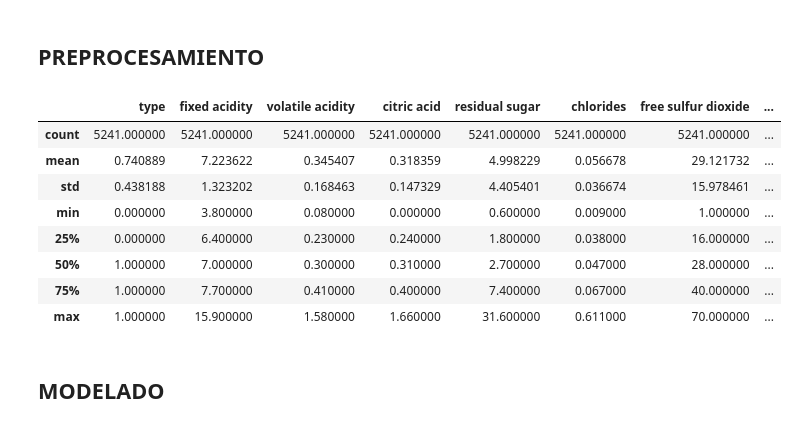
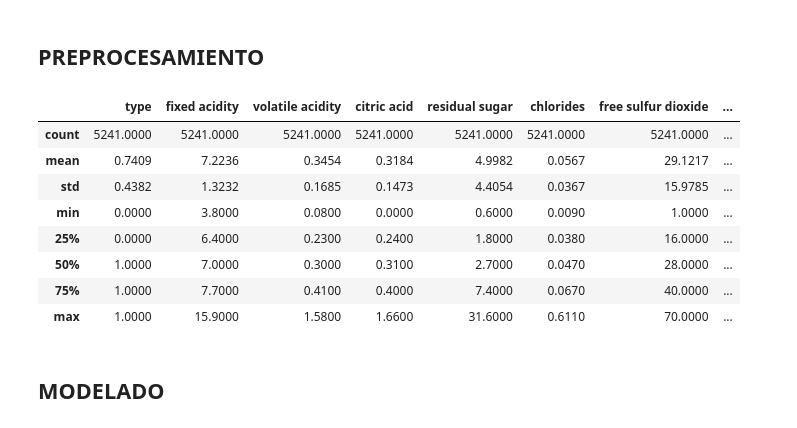
Before and after one commit to eugeinga/CODER-DataScienceI, a Jupyter notebook: ProyectoDS_ParteII_INGARAMO.ipynb, the cells around one changed output. Drawn from its saved outputs; the diff is of its cells as text; code cells hidden in the pictures.

```diff
--- a/ProyectoDS_ParteII_INGARAMO.ipynb
+++ b/ProyectoDS_ParteII_INGARAMO.ipynb
@@ -654,24 +654,24 @@ for feature in numerical_features:
 # %% [markdown]
 ## **PREPROCESAMIENTO**
 # %%
-# label encoder para la categoricas
+# Aplico label encoder para las variables categoricas
 column=['type','quality']
 
 df[column] = df[column].apply(LabelEncoder().fit_transform)
-df.describe()
+df.describe().round(4)
 
 # 1: white
 # 0: red
 # %% [output]
 |  | type | fixed acidity | volatile acidity | citric acid | residual sugar | chlorides | free sulfur dioxide | ... |
-| count | 5241.000000 | 5241.000000 | 5241.000000 | 5241.000000 | 5241.000000 | 5241.000000 | 5241.000000 | ... |
-| mean | 0.740889 | 7.223622 | 0.345407 | 0.318359 | 4.998229 | 0.056678 | 29.121732 | ... |
-| std | 0.438188 | 1.323202 | 0.168463 | 0.147329 | 4.405401 | 0.036674 | 15.978461 | ... |
-| min | 0.000000 | 3.800000 | 0.080000 | 0.000000 | 0.600000 | 0.009000 | 1.000000 | ... |
-| 25% | 0.000000 | 6.400000 | 0.230000 | 0.240000 | 1.800000 | 0.038000 | 16.000000 | ... |
-| 50% | 1.000000 | 7.000000 | 0.300000 | 0.310000 | 2.700000 | 0.047000 | 28.000000 | ... |
-| 75% | 1.000000 | 7.700000 | 0.410000 | 0.400000 | 7.400000 | 0.067000 | 40.000000 | ... |
-| max | 1.000000 | 15.900000 | 1.580000 | 1.660000 | 31.600000 | 0.611000 | 70.000000 | ... |
+| count | 5241.0000 | 5241.0000 | 5241.0000 | 5241.0000 | 5241.0000 | 5241.0000 | 5241.0000 | ... |
+| mean | 0.7409 | 7.2236 | 0.3454 | 0.3184 | 4.9982 | 0.0567 | 29.1217 | ... |
+| std | 0.4382 | 1.3232 | 0.1685 | 0.1473 | 4.4054 | 0.0367 | 15.9785 | ... |
+| min | 0.0000 | 3.8000 | 0.0800 | 0.0000 | 0.6000 | 0.0090 | 1.0000 | ... |
+| 25% | 0.0000 | 6.4000 | 0.2300 | 0.2400 | 1.8000 | 0.0380 | 16.0000 | ... |
+| 50% | 1.0000 | 7.0000 | 0.3000 | 0.3100 | 2.7000 | 0.0470 | 28.0000 | ... |
+| 75% | 1.0000 | 7.7000 | 0.4100 | 0.4000 | 7.4000 | 0.0670 | 40.0000 | ... |
+| max | 1.0000 | 15.9000 | 1.5800 | 1.6600 | 31.6000 | 0.6110 | 70.0000 | ... |
 # %% [markdown]
 ## **MODELADO**
 # %%
```
